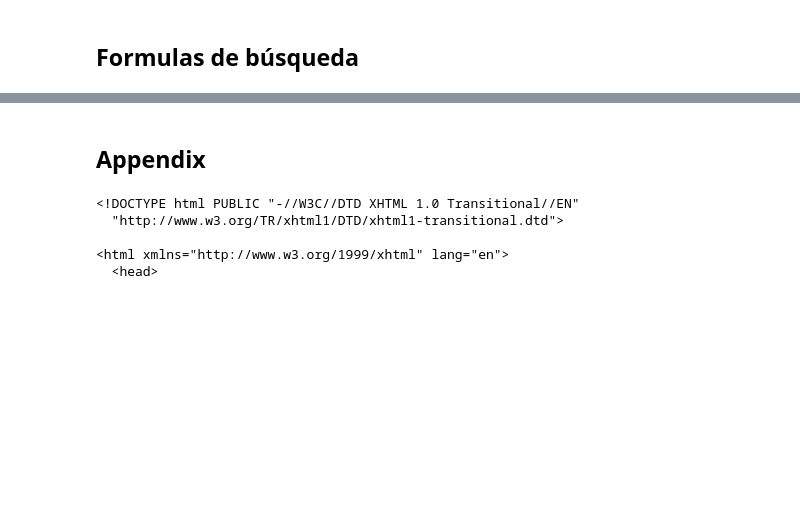
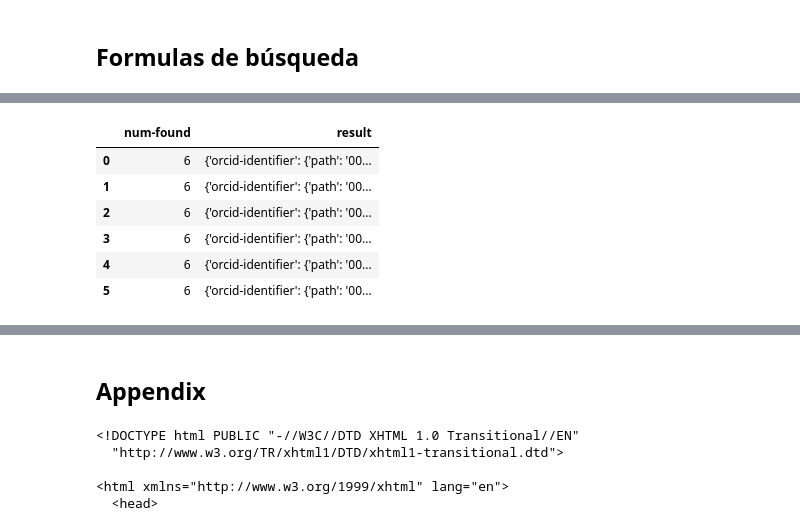
Before and after one commit to restrepo/orcid, a Jupyter notebook: Orcid.ipynb, the cells around one changed output, grey strips where cells are left out. Saved outputs shown, nothing was run; the diff lists cells and outputs as text; code cells hidden in the pictures; blank space fills up the shorter version.

```diff
--- a/Orcid.ipynb
+++ b/Orcid.ipynb
@@ -83,0 +117,14 @@ search_orcid('family-name:Restrepo')#+AND+given-names:Diego')#+AND+affiliation-o
+# %%
+df=search_orcid('family-name:{}+AND+given-names:{}+AND+affiliation-org-name:{}'.format(
+                  apellido.replace(' ','+'), nombre.replace(' ','+'), affiliation.replace(' ','+') ) ,
+                search_token)
+# %%
+df
+# %% [output]
+|  | num-found | result |
+| 0 | 6 | {'orcid-identifier': {'path': '00... |
+| 1 | 6 | {'orcid-identifier': {'path': '00... |
+| 2 | 6 | {'orcid-identifier': {'path': '00... |
+| 3 | 6 | {'orcid-identifier': {'path': '00... |
+| 4 | 6 | {'orcid-identifier': {'path': '00... |
+| 5 | 6 | {'orcid-identifier': {'path': '00... |
```
Also changed, not shown: parts of 41 cells of this notebook.
